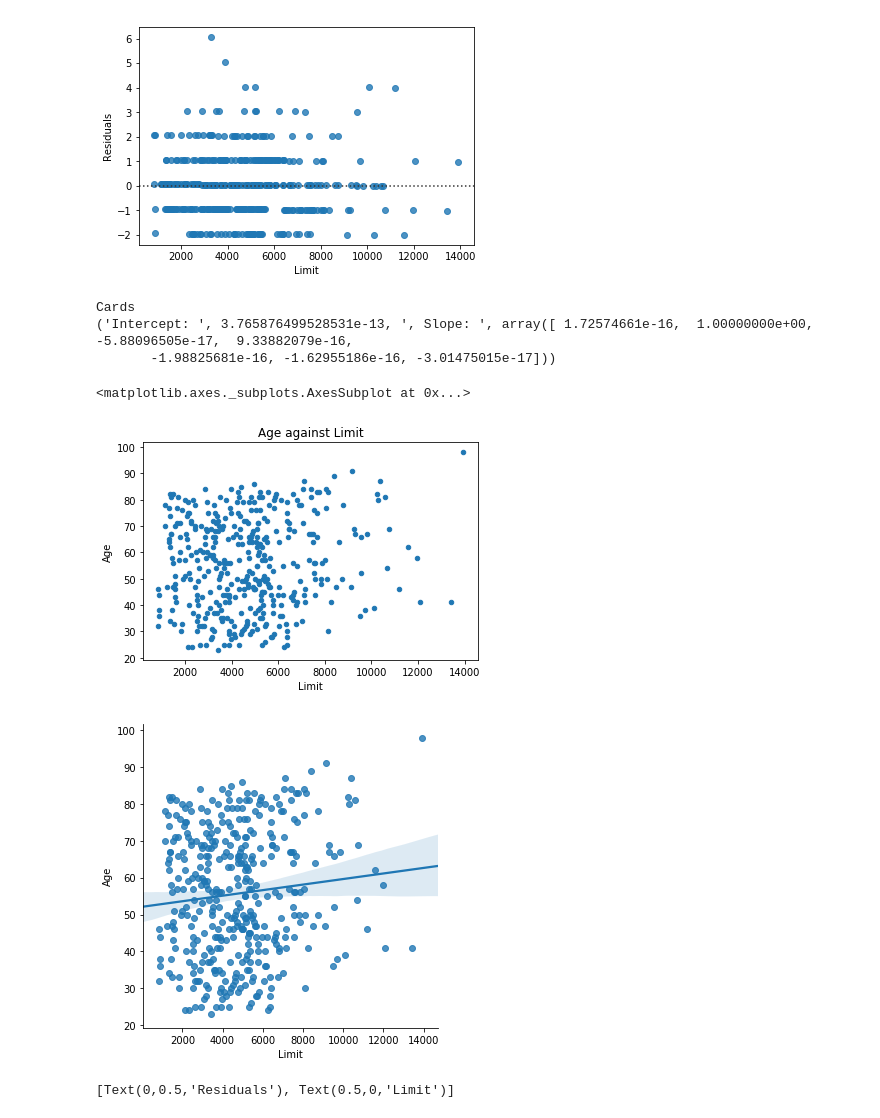
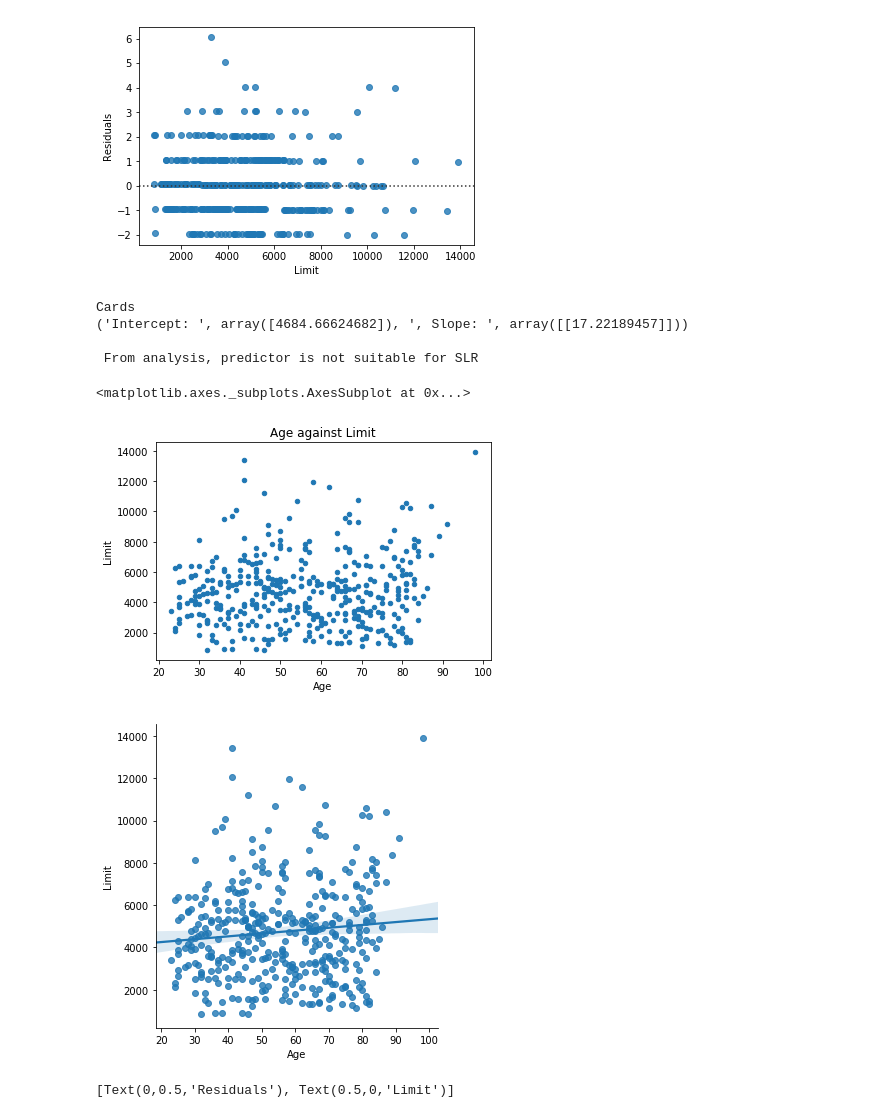
Before and after one commit to USF-CS-663-Spring-2020/lab-05-regression-surya9401, a Jupyter notebook: Lab_05_Regression_Credit.ipynb, the cells around one changed output. Drawn from its saved outputs; the diff is of its cells as text; code cells hidden in the pictures.

```diff
--- a/Lab_05_Regression_Credit.ipynb
+++ b/Lab_05_Regression_Credit.ipynb
@@ -91,23 +96,25 @@ res.set(xlabel = 'Limit', ylabel = 'Residuals')
 [figure]
 # %%
 print("Cards")
-linReg = LinearRegression().fit(df.drop('Cards', axis = 1), df.iloc[:, 1])
-linReg
+linReg = LinearRegression().fit(df[['Cards']], df[['Limit']])
 print('Intercept: ', linReg.intercept_, ', Slope: ', linReg.coef_)
+
+print("\n From analysis, predictor is not suitable for SLR")
 # %% [output]
 Cards
-('Intercept: ', 3.765876499528531e-13, ', Slope: ', array([ 1.72574661e-16,  1.00000000e+00, -5.88096505e-17,  9.33882079e-16,
-       -1.98825681e-16, -1.62955186e-16, -3.01475015e-17]))
+('Intercept: ', array([4684.66624682]), ', Slope: ', array([[17.22189457]]))
+
+ From analysis, predictor is not suitable for SLR
 # %%
 # Plotting Age against Limit
-df.plot(kind = 'scatter', x = 'Limit', y = 'Age', title = "Age against Limit")
+df.plot(kind = 'scatter', x = 'Age', y = 'Limit', title = "Age against Limit")
 # %% [output]
 <matplotlib.axes._subplots.AxesSubplot at 0x...>
-[figure, old version]
+[figure, new version]
 # %%
-plot=sns.lmplot(y = 'Age', x = 'Limit', data = df)
+plot=sns.lmplot(y = 'Limit', x = 'Age', data = df)
 # %% [output]
-[figure, old version]
+[figure, new version]
 # %%
 res=sns.residplot('Limit', 'Age', data = df)
 res.set(xlabel = 'Limit', ylabel = 'Residuals')
```
Also changed, not shown: parts of 12 cells of this notebook, 1 other file.
